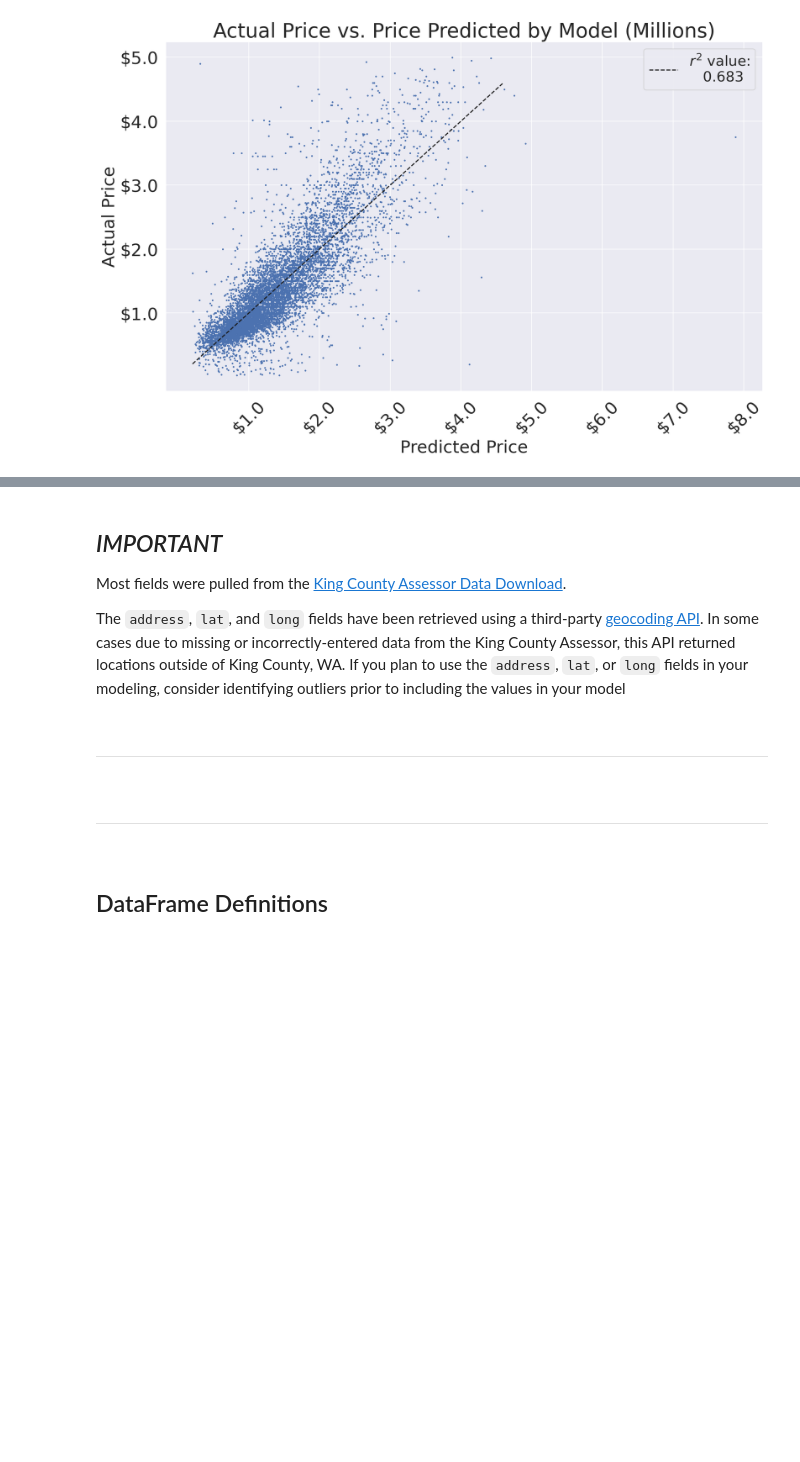
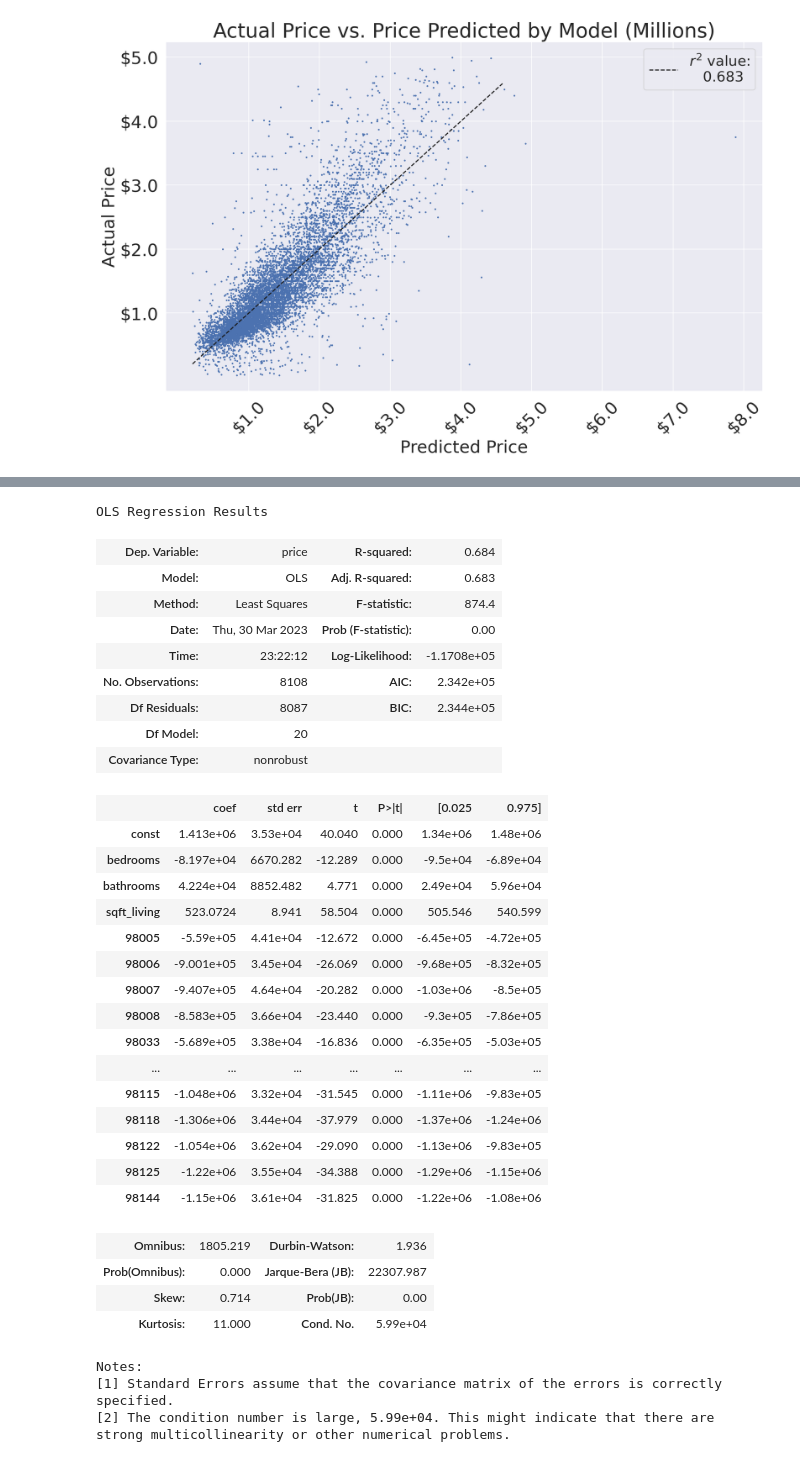
Before and after one commit to ParkedHampster/Modeled_Homes-Phase_2, a Jupyter notebook: index.ipynb, the cells around one changed output, grey strips where cells are left out. Cells and saved outputs as stored; diff of their text form; code cells hidden in the pictures; blank space fills up the shorter version.

Commit message:
clean up some residual files prepare notebook for final review prepare notebook for processing into README

```diff
--- a/index.ipynb
+++ b/index.ipynb
@@ -1105,10 +1035,37 @@ lots of relevant info for discovery in there
-# %% [markdown]
-## _*IMPORTANT*_
-
-Most fields were pulled from the [King County Assessor Data Download](https://info.kingcounty.gov/assessor/DataDownload/default.aspx).
-
-The `address`, `lat`, and `long` fields have been retrieved using a third-party [geocoding API](https://docs.mapbox.com/api/search/geocoding/). In some cases due to missing or incorrectly-entered data from the King County Assessor, this API returned locations outside of King County, WA. If you plan to use the `address`, `lat`, or `long` fields in your modeling, consider identifying outliers prior to including the values in your model
-
-<br/><hr/><br/><hr/>
-# %% [markdown]
-## DataFrame Definitions
+# %%
+nearby_zip_model.summary()
+# %% [output]
+OLS Regression Results
+| Dep. Variable: | price | R-squared: | 0.684 |
+| Model: | OLS | Adj. R-squared: | 0.683 |
+| Method: | Least Squares | F-statistic: | 874.4 |
+| Date: | Thu, 30 Mar 2023 | Prob (F-statistic): | 0.00 |
+| Time: | 23:22:12 | Log-Likelihood: | -1.1708e+05 |
+| No. Observations: | 8108 | AIC: | 2.342e+05 |
+| Df Residuals: | 8087 | BIC: | 2.344e+05 |
+| Df Model: | 20 |  |  |
+| Covariance Type: | nonrobust |  |  |
+|  | coef | std err | t | P>|t| | [0.025 | 0.975] |
+| const | 1.413e+06 | 3.53e+04 | 40.040 | 0.000 | 1.34e+06 | 1.48e+06 |
+| bedrooms | -8.197e+04 | 6670.282 | -12.289 | 0.000 | -9.5e+04 | -6.89e+04 |
+| bathrooms | 4.224e+04 | 8852.482 | 4.771 | 0.000 | 2.49e+04 | 5.96e+04 |
+| sqft_living | 523.0724 | 8.941 | 58.504 | 0.000 | 505.546 | 540.599 |
+| 98005 | -5.59e+05 | 4.41e+04 | -12.672 | 0.000 | -6.45e+05 | -4.72e+05 |
+| 98006 | -9.001e+05 | 3.45e+04 | -26.069 | 0.000 | -9.68e+05 | -8.32e+05 |
+| 98007 | -9.407e+05 | 4.64e+04 | -20.282 | 0.000 | -1.03e+06 | -8.5e+05 |
+| 98008 | -8.583e+05 | 3.66e+04 | -23.440 | 0.000 | -9.3e+05 | -7.86e+05 |
+| 98033 | -5.689e+05 | 3.38e+04 | -16.836 | 0.000 | -6.35e+05 | -5.03e+05 |
+| ... | ... | ... | ... | ... | ... | ... |
+| 98115 | -1.048e+06 | 3.32e+04 | -31.545 | 0.000 | -1.11e+06 | -9.83e+05 |
+| 98118 | -1.306e+06 | 3.44e+04 | -37.979 | 0.000 | -1.37e+06 | -1.24e+06 |
+| 98122 | -1.054e+06 | 3.62e+04 | -29.090 | 0.000 | -1.13e+06 | -9.83e+05 |
+| 98125 | -1.22e+06 | 3.55e+04 | -34.388 | 0.000 | -1.29e+06 | -1.15e+06 |
+| 98144 | -1.15e+06 | 3.61e+04 | -31.825 | 0.000 | -1.22e+06 | -1.08e+06 |
+| Omnibus: | 1805.219 | Durbin-Watson: | 1.936 |
+| Prob(Omnibus): | 0.000 | Jarque-Bera (JB): | 22307.987 |
+| Skew: | 0.714 | Prob(JB): | 0.00 |
+| Kurtosis: | 11.000 | Cond. No. | 5.99e+04 |
+Notes:
+[1] Standard Errors assume that the covariance matrix of the errors is correctly specified.
+[2] The condition number is large, 5.99e+04. This might indicate that there are
+strong multicollinearity or other numerical problems.
```
Also changed, not shown: parts of 10 cells of this notebook, 1 other file.
